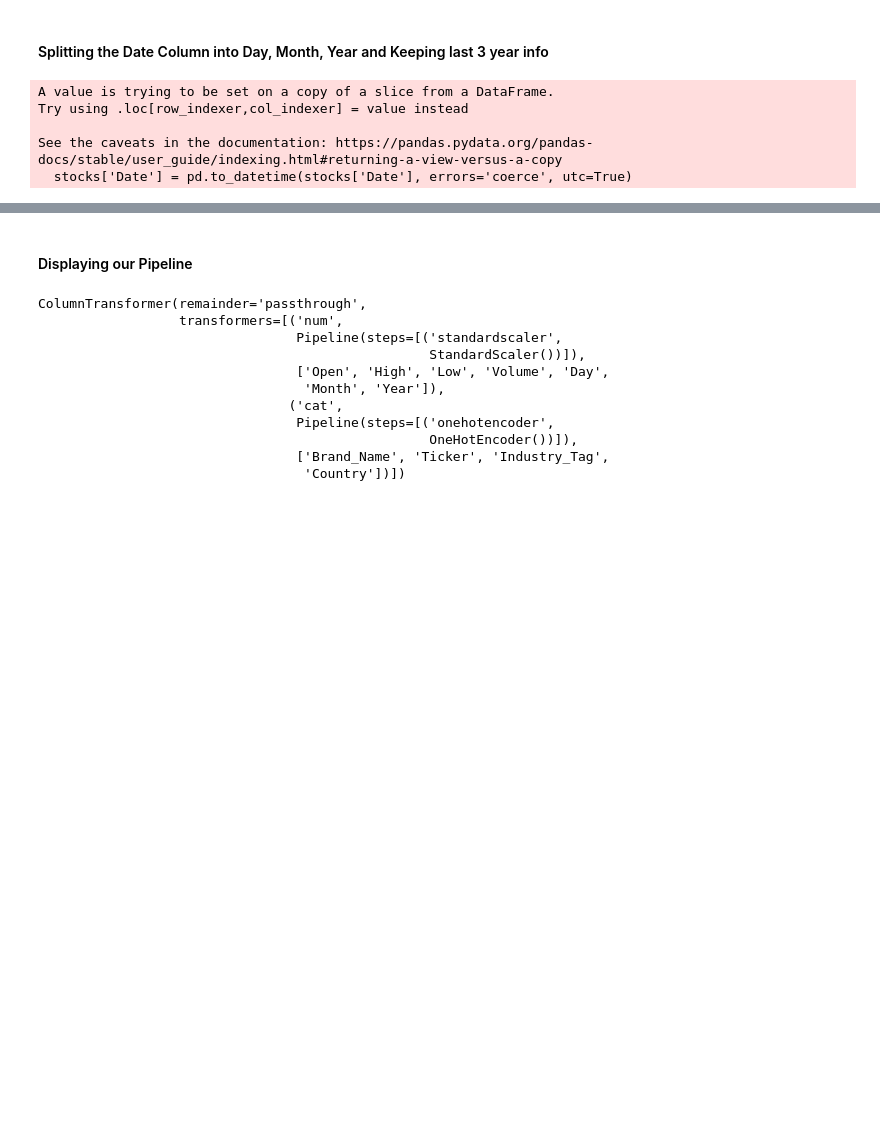
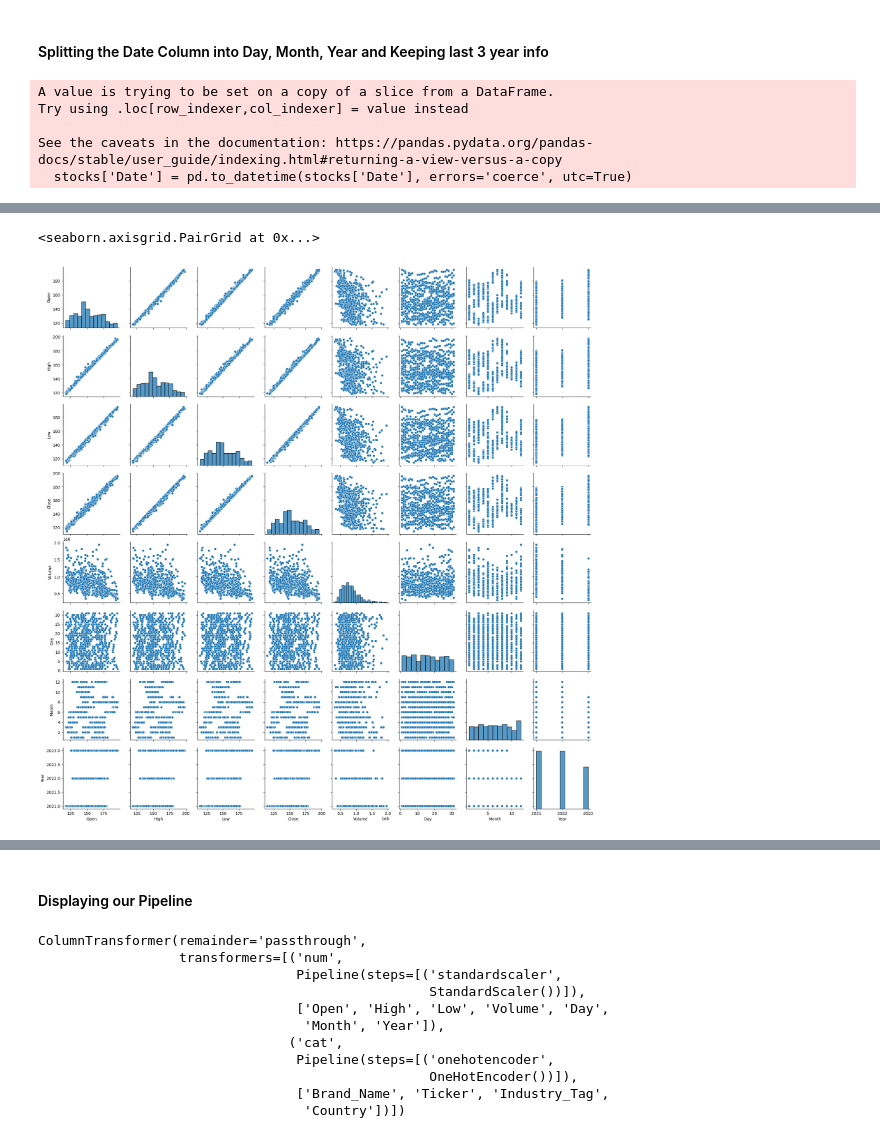
Before and after one commit to iliaaz101/EECS3401Project, a Jupyter notebook: Project Notebook.ipynb, the cells around one changed output, grey strips where cells are left out. Saved outputs shown, nothing was run; the diff lists cells and outputs as text; code cells hidden in the pictures; blank space fills up the shorter version.

```diff
--- a/Project Notebook.ipynb
+++ b/Project Notebook.ipynb
@@ -327,0 +340,5 @@ See the caveats in the documentation: https://pandas.pydata.org/pandas-docs/stab
+# %%
+sns.pairplot(stocks)
+# %% [output]
+<seaborn.axisgrid.PairGrid at 0x...>
+[figure, added]
```
Also changed, not shown: parts of 6 cells of this notebook.
